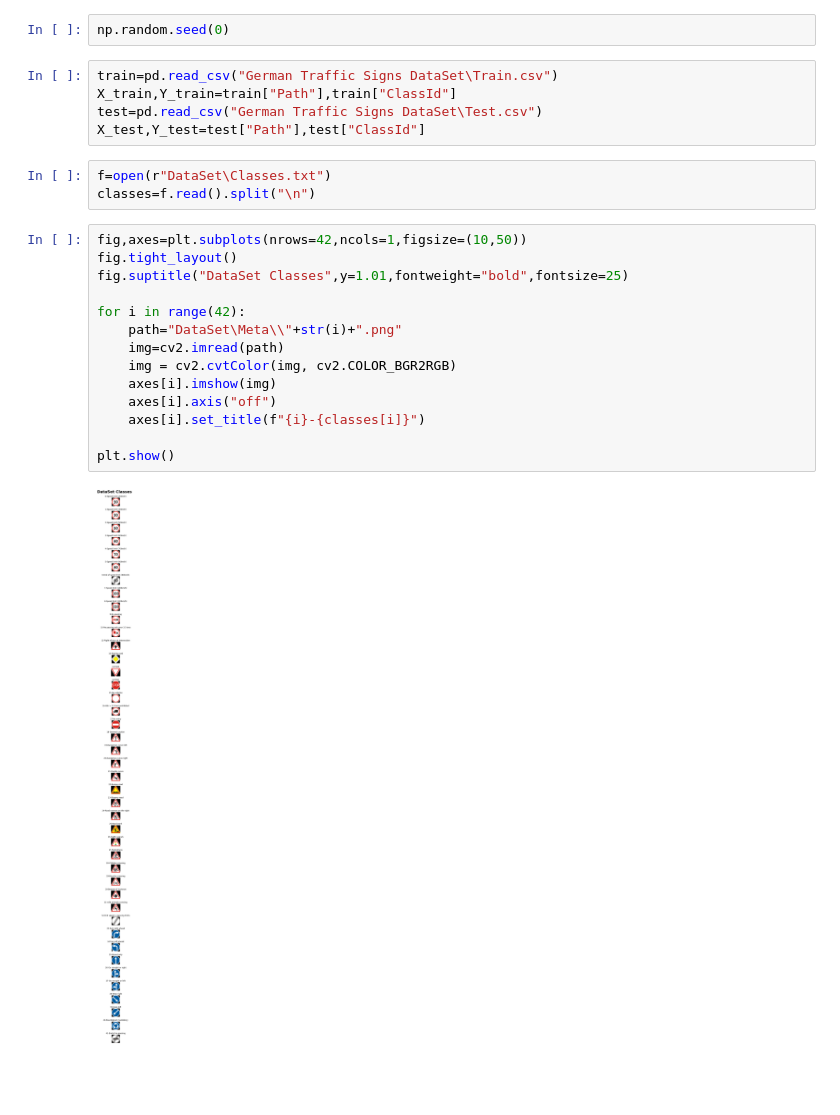
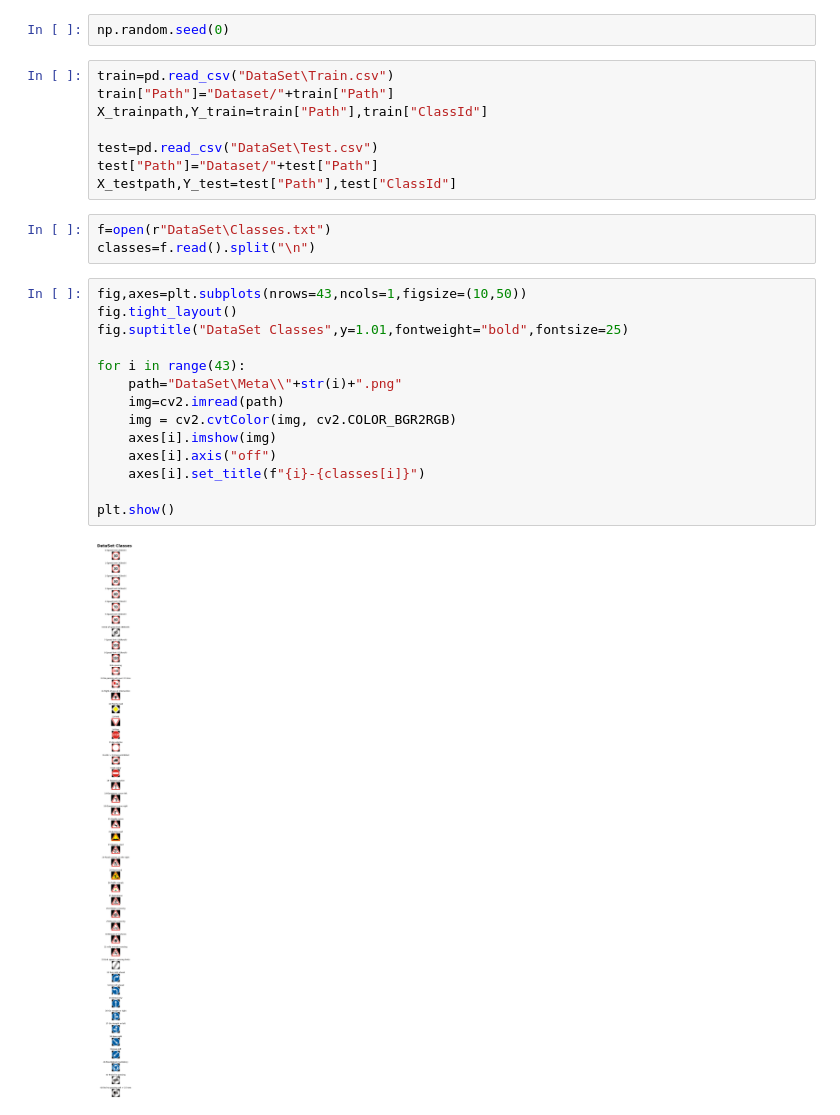
Before and after one commit to TheBlackCat22/Road-Sign-Detection-and-Classification, a Jupyter notebook: main.ipynb, the cells around one changed output. Saved outputs shown, nothing was run; the diff lists cells and outputs as text; blank space fills up the shorter version.

```diff
--- a/main.ipynb
+++ b/main.ipynb
@@ -13,26 +13,29 @@ from tensorflow.keras.layers import Conv2D, MaxPooling2D
 # %%
 np.random.seed(0)
 # %%
-train=pd.read_csv("German Traffic Signs DataSet\Train.csv")
-X_train,Y_train=train["Path"],train["ClassId"]
-test=pd.read_csv("German Traffic Signs DataSet\Test.csv")
-X_test,Y_test=test["Path"],test["ClassId"]
+train=pd.read_csv("DataSet\Train.csv")
+train["Path"]="Dataset/"+train["Path"]
+X_trainpath,Y_train=train["Path"],train["ClassId"]
+
+test=pd.read_csv("DataSet\Test.csv")
+test["Path"]="Dataset/"+test["Path"]
+X_testpath,Y_test=test["Path"],test["ClassId"]
 # %%
 f=open(r"DataSet\Classes.txt")
 classes=f.read().split("\n")
 # %%
-fig,axes=plt.subplots(nrows=42,ncols=1,figsize=(10,50))
+fig,axes=plt.subplots(nrows=43,ncols=1,figsize=(10,50))
 fig.tight_layout()
 fig.suptitle("DataSet Classes",y=1.01,fontweight="bold",fontsize=25)
 
-for i in range(42):
+for i in range(43):
     path="DataSet\Meta\\"+str(i)+".png"
     img=cv2.imread(path)
     img = cv2.cvtColor(img, cv2.COLOR_BGR2RGB)
     axes[i].imshow(img)
     axes[i].axis("off")
     axes[i].set_title(f"{i}-{classes[i]}")
 
 plt.show()
 # %% [output]
-[figure, old version]
+[figure, new version]
```
Also changed, not shown: parts of 3 cells of this notebook.
